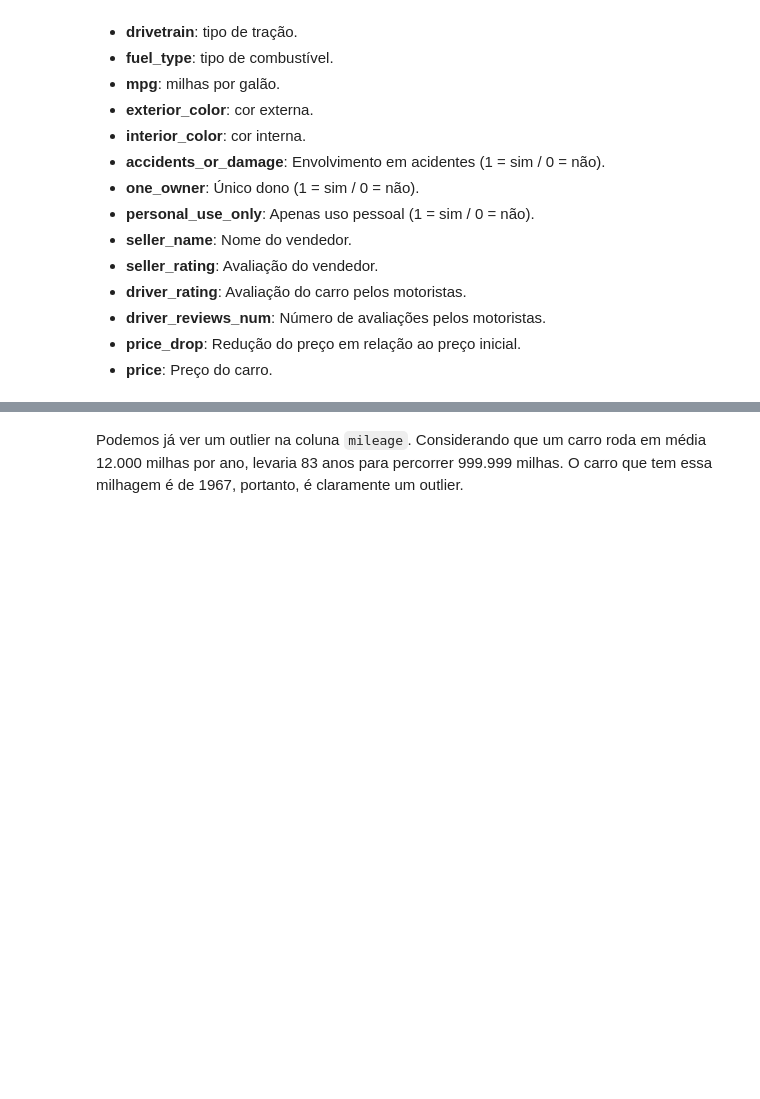
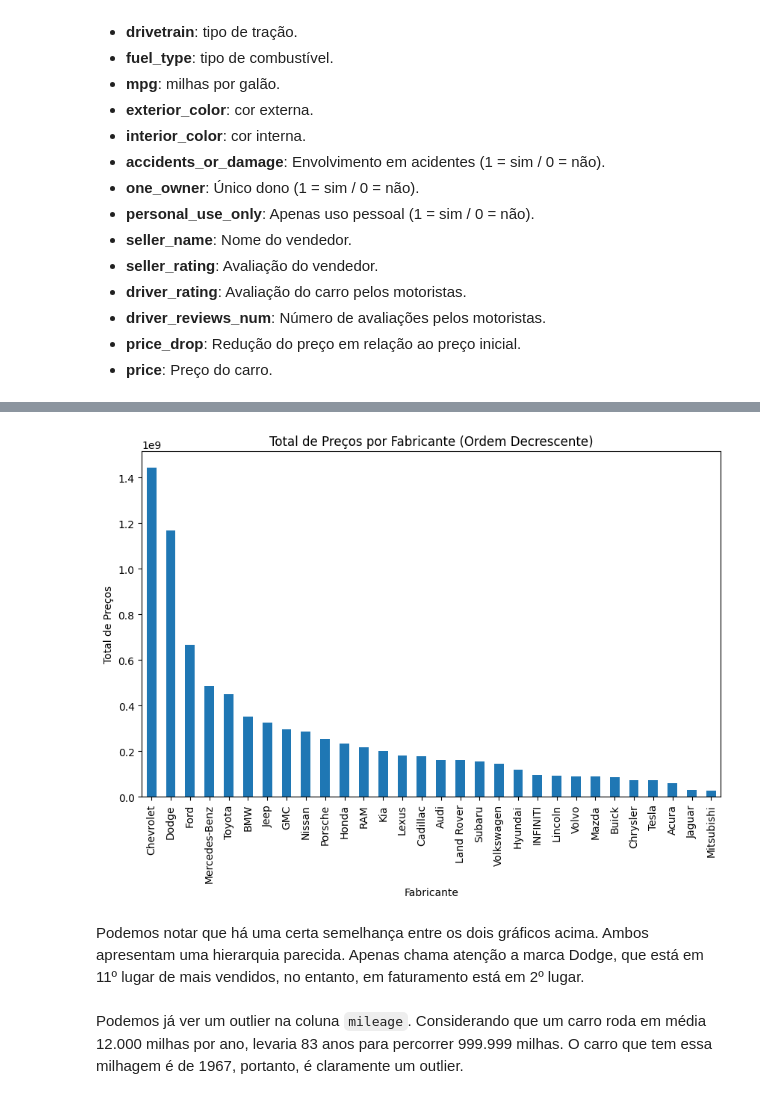
Before and after one commit to BaRobles/Compass_Data_Science, a Jupyter notebook: Sprint-2/Sprint 2.ipynb, the cells around one changed output, grey strips where cells are left out. Drawn from its saved outputs; the diff is of its cells as text; code cells hidden in the pictures; blank space fills up the shorter version.

````diff
--- a/Sprint-2/Sprint 2.ipynb
+++ b/Sprint-2/Sprint 2.ipynb
@@ -69,3 +99,22 @@ cars_df.describe()
+# %%
+total_price_by_manufacturer = cars_df.groupby('manufacturer')['price'].sum()
+
+# Ordenando os totais de preço de forma crescente
+total_price_by_manufacturer_decrescent = total_price_by_manufacturer.sort_values(ascending=False)
+
+total_price_by_manufacturer_decrescent.plot(kind='bar', figsize=(10, 6))
+
+# Adicionando título e rótulos aos eixos
+plt.title('Total de Preços por Fabricante (Ordem Decrescente)')
+plt.xlabel('Fabricante')
+plt.ylabel('Total de Preços')
+
+# Mostrando o gráfico
+plt.show()
+# %% [output]
+[figure, added]
+# %% [markdown]
+Podemos notar que há uma certa semelhança entre os dois gráficos acima. Ambos apresentam uma hierarquia parecida. Apenas chama atenção a marca Dodge, que está em 11º lugar de mais vendidos, no entanto, em faturamento está em 2º lugar.
 # %% [markdown]
 Podemos já ver um outlier na coluna ```mileage```. Considerando que um carro roda em média 12.000 milhas por ano, levaria 83 anos para percorrer 999.999 milhas. O carro que tem essa milhagem é de 1967, portanto, é claramente um outlier.
 # %%
````
Also changed, not shown: parts of 2 cells of this notebook.
